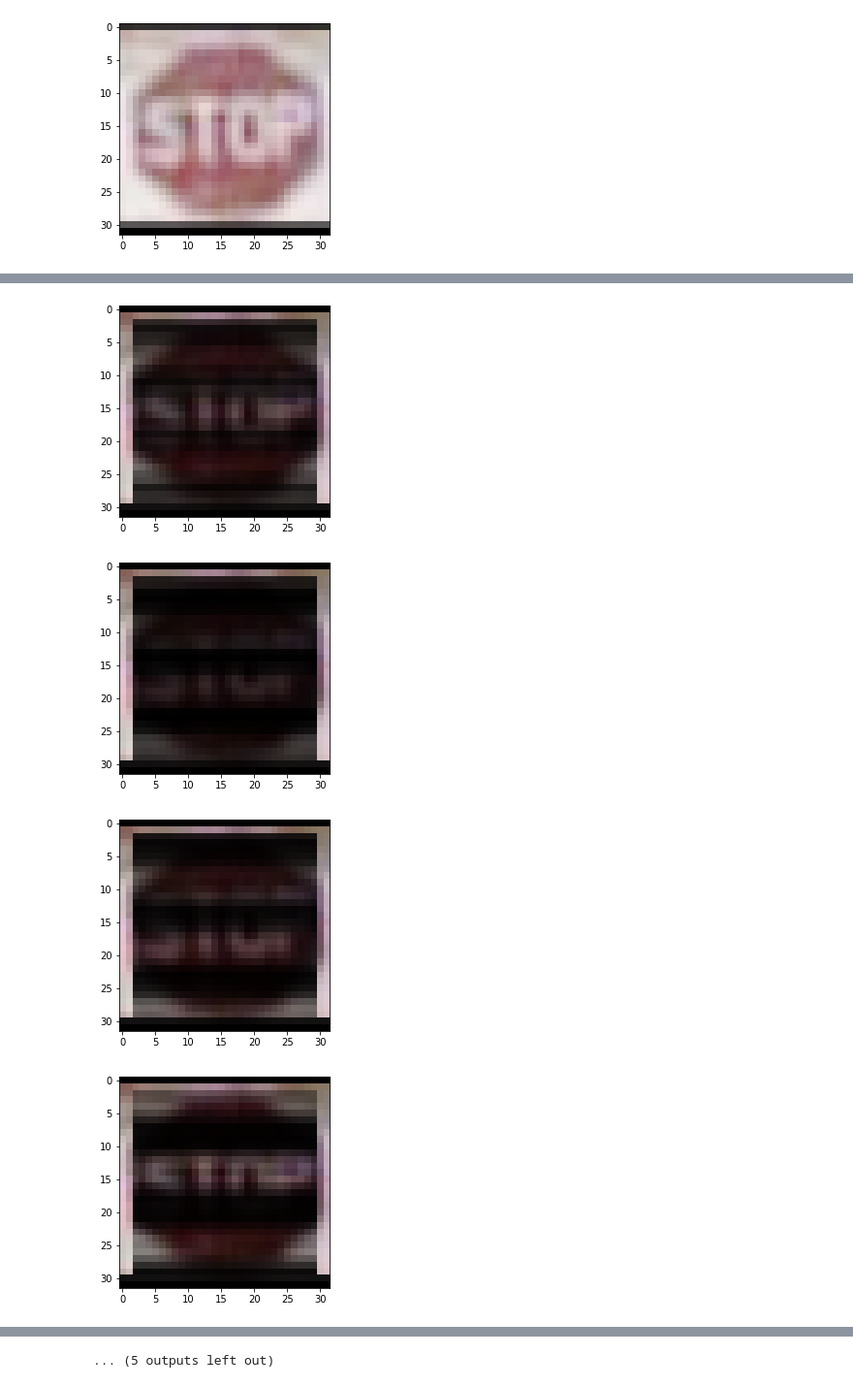
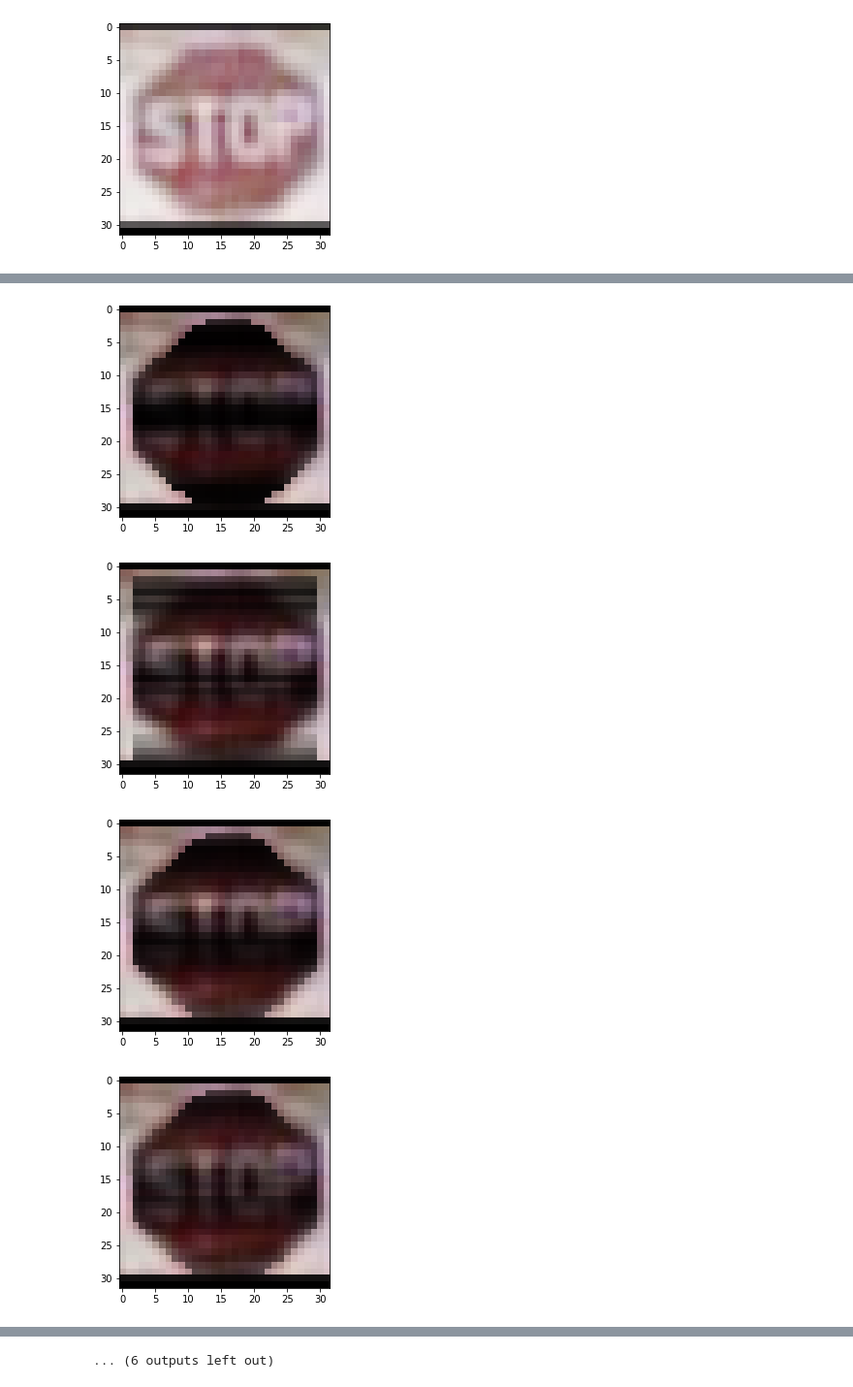
Before and after one commit to earlence-security/invis-perturbations, a Jupyter notebook: experiments.ipynb, the cells around one changed output, grey strips where cells are left out. Shown: that part at 97% size. Drawn from its saved outputs; the diff is of its cells as text; code cells hidden in the pictures.

```diff
--- a/experiments.ipynb
+++ b/experiments.ipynb
@@ -117,15 +118,16 @@ imshow(input_ime.cpu())
 # %% [raw]
 input_im = ite[0][ite[1] == 14][2].unsqueeze(0)
 # %%
-classidx = 14
+classidx = 14 #or 34 for left turn
 o_class = classes[classidx]
 print(o_class)
 print(classidx)
+cls = 'stop' #change to lturn for left turn
 
-input_im = readim("stoporig.png")
-xadv = readim("stopadv36.png")
-input_im = input_im.cpu()
-xadv = xadv.cpu()
+input_im = readim("images/original/{}.png".format(cls))
+xadv = readim("images/adversarial/{}adv36.png".format(cls))
+input_im = input_im.cuda()
+xadv = xadv.cuda()
 out = model(input_im)
 outadv = model(xadv)
 imshow(input_im[0].cpu())
@@ -182,8 +184,7 @@ plt.show()
 [figure]
 # %%
 # The input time signal
-sz = 14
-c = 0
+sz = 36
 w = torch.rand([1,1,sz,1], requires_grad=True, dtype=torch.float, device=device)
 
 #Does not work since no useful gradients
@@ -193,7 +194,7 @@ w = torch.rand([1,1,sz,1], requires_grad=True, dtype=torch.float, device=device)
 
 mask = torch.tensor(get_object_mask(input_im[0].cpu()))
 mask = mask / torch.max(mask)
-mask = mask.cpu()
+mask = mask.cuda()
 #The shutter function is encoded into the convolution layer
 lay = torch.nn.Conv1d(1,1,5)
 lay.to(device)
@@ -203,11 +204,11 @@ lay.weight.data = torch.full([1,1,5,1], .2, requires_grad=True, dtype=torch.floa
 lay.bias.data = torch.zeros(1, requires_grad=True, dtype=torch.float, device=device)
 
 #Target and original class labels
-target = torch.tensor([5], dtype=torch.long, device=device) #ahead only
+target = torch.tensor([13], dtype=torch.long, device=device) #Speed Limit 50
 orig = torch.tensor([classidx], dtype=torch.long, device=device)
 
 
 lr = 1e-1
-n_epochs = 1000
+n_epochs = 500
 optimizer = optim.SGD([w], lr=lr)
 loss_fn = nn.CrossEntropyLoss()
@@ -224,12 +222,12 @@ for epoch in range(n_epochs):
     #w = torch.tanh(gy)
 
     oot = stack(w,36)
-    new_w = .5 * (1-c) * (torch.tanh(oot) + 1)
+    new_w = .5 * (torch.tanh(oot) + 1)
     #new_w = .5 * (oot + 1) #Method using Sin, does not work, no gradients
     gy = lay(new_w)             #Convolution of ft and the shutter
     gy_mask = gy * mask
     gy_mask = gy_mask + (1 - mask)
-    inp = (input_im + .5) * (c+gy_mask) - 0.5         #gy is broadcasted to match the shape of input_im
+    inp = (input_im + .5) * (gy_mask) - 0.5         #gy is broadcasted to match the shape of input_im
     out = model(inp)
 
     #Calculate Loss
@@ -307,17 +305,20 @@ Clipping input data to the valid range for imshow with RGB data ([0..1] for floa
 [figure]
 [figure]
 # %%
-l = [6,7,8,9,10,11,12,13,14,15,18,20,25,30,36]
+l = []
 conf = []
 true = []
 lay2 = torch.nn.Softmax(dim=1)
-input_im = readim("stoporig.png")
-input_im = input_im.cpu()
+input_im = readim("images/original/{}.png".format(cls))
+input_im = input_im.cuda()
 out = model(input_im)
 imshow(input_im[0].cpu())
 
-for i in l:
-    xadv = readim("stopadv{}.png".format(i)).cpu()
+img_path = "images/adversarial/"
+file_names = [fn for fn in os.listdir(img_path) if fn[:len(cls)] == cls]
+for i in file_names:
+    l.append(int(i[len(cls)+3:-4]))
+    xadv = readim("images/adversarial/{}".format(i)).cuda()
     out = model(xadv)
     imshow(xadv[0].cpu())
     prob = lay2(out)
@@ -334,4 +335,4 @@ plt.show()
-[figure, old version]
+[figure, new version]
-[figure, old version]
+[figure, new version]
-[figure, old version]
+[figure, new version]
-[figure, old version]
+[figure, new version]
@@ -343 +344 @@ plt.show()
-... (5 outputs left out)
+... (6 outputs left out)
```
Also changed, not shown: parts of 15 cells of this notebook.
